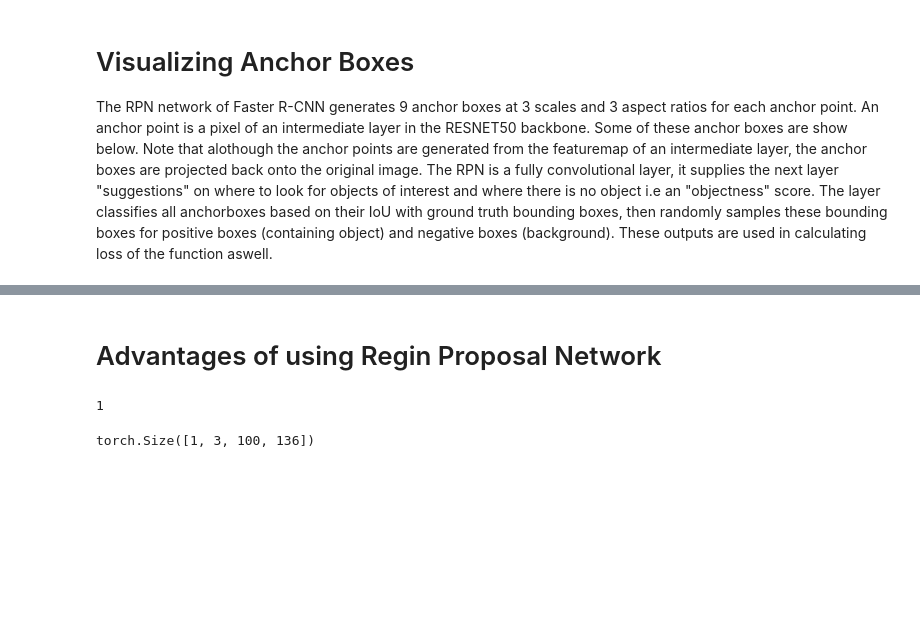
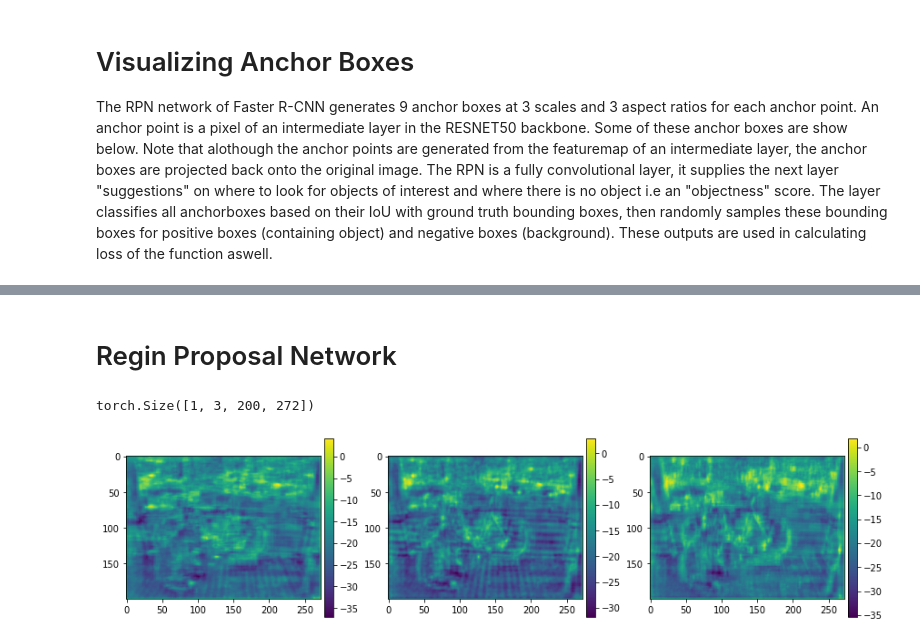
Before and after one commit to YassYe/Deeplearning-Workshops-FYP, a Jupyter notebook: ObjectDetection.ipynb, the cells around one changed output, grey strips where cells are left out. Cells and saved outputs as stored; diff of their text form; code cells hidden in the pictures; blank space fills up the shorter version.

Commit message:
visualized RPN head outputs

```diff
--- a/ObjectDetection.ipynb
+++ b/ObjectDetection.ipynb
@@ -184,20 +215,12 @@ For each image 217413 anchor boxes are generated
 # %% [markdown]
-# Advantages of using Regin Proposal Network
+#  Regin Proposal Network
 # %%
-## Obtain output of RPN layer
-outputs = []
+## Obtain Input to RPN layer
+outputsrpn =[]
 model.eval()
-hook = model.rpn.head.cls_logits.register_forward_hook(
-    lambda self, input, output: outputs.append(output))
+hook1 = model.rpn.head.register_forward_hook(
+    lambda self, input, output: outputsrpn.append(output))
 
 with torch.no_grad():
     res = model([test_tensor])
-hook.remove()
+hook1.remove()
-# %%
-print(len(outputs))
-# %% [output]
-1
-# %%
-outputs[1].shape
-# %% [output]
-torch.Size([1, 3, 100, 136])
@@ -213,0 +227,21 @@ hook.remove()
+# %%
+# visualizing the cls_logit
+cls_out =outputsrpn[0][0][0]
+#shape of our tensor
+print(cls_out.shape)
+
+# making subplots with constrained_layout=True
+fig, ax = plt.subplots(1,3,figsize=(12,12), constrained_layout = True)
+
+# set data with subplots and plot
+im1 = ax[0].imshow(cls_out[0,0,:,:])
+fig.colorbar(im1,ax = ax[0],fraction=0.046, pad=0.02)
+im2 = ax[1].imshow(cls_out[0,1,:,:])
+fig.colorbar(im2,ax =ax[1], fraction=0.046, pad=0.02)
+im3 = ax[2].imshow(cls_out[0,2,:,:])
+fig.colorbar(im3,ax = ax[2], fraction=0.046, pad=0.02)
+
+plt.show()
+# %% [output]
+torch.Size([1, 3, 200, 272])
+[figure, added]
```
Also changed, not shown: parts of 12 cells of this notebook, 4 other files.
